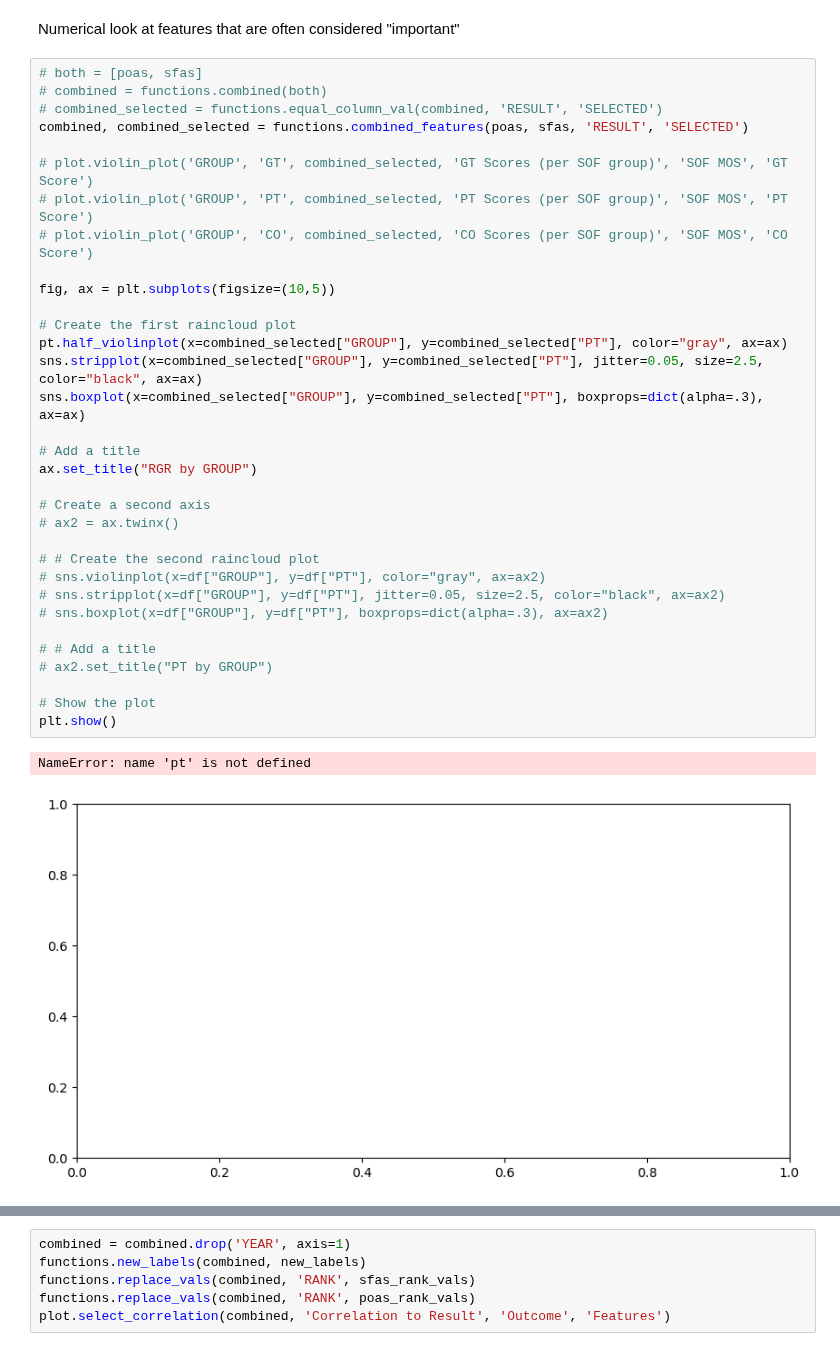
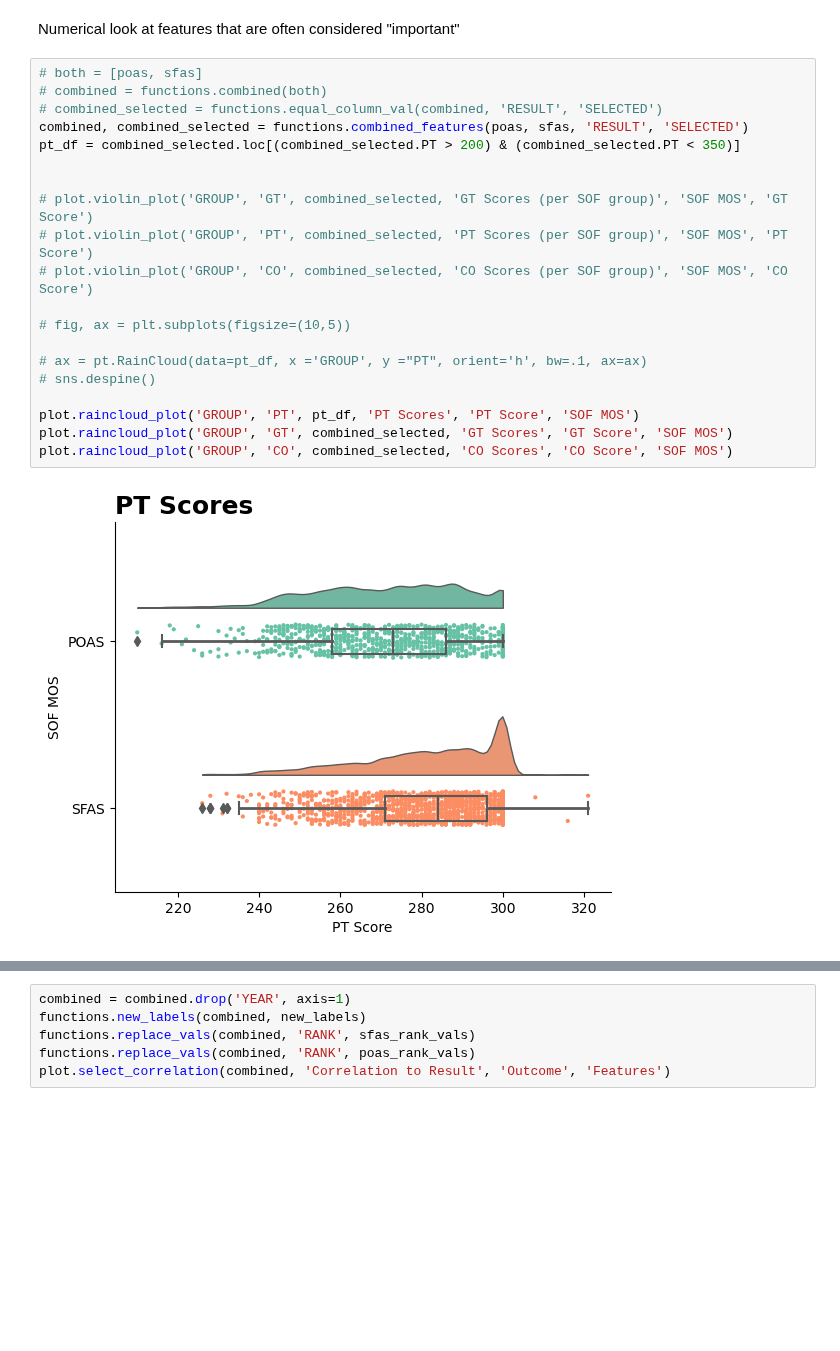
Before and after one commit to JaimeVRodriguez/psyop_selection_analysis, a Jupyter notebook: notebooks/eda copy.ipynb, the cells around one changed output, grey strips where cells are left out. Saved outputs shown, nothing was run; the diff lists cells and outputs as text; blank space fills up the shorter version.

Commit message:
create raincloud plots

```diff
--- a/notebooks/eda copy.ipynb
+++ b/notebooks/eda copy.ipynb
@@ -84,36 +86,22 @@ Numerical look at features that are often considered "important"
 # %%
 # both = [poas, sfas]
 # combined = functions.combined(both)
 # combined_selected = functions.equal_column_val(combined, 'RESULT', 'SELECTED')
 combined, combined_selected = functions.combined_features(poas, sfas, 'RESULT', 'SELECTED')
+pt_df = combined_selected.loc[(combined_selected.PT > 200) & (combined_selected.PT < 350)]
+
 
 # plot.violin_plot('GROUP', 'GT', combined_selected, 'GT Scores (per SOF group)', 'SOF MOS', 'GT Score')
 # plot.violin_plot('GROUP', 'PT', combined_selected, 'PT Scores (per SOF group)', 'SOF MOS', 'PT Score')
 # plot.violin_plot('GROUP', 'CO', combined_selected, 'CO Scores (per SOF group)', 'SOF MOS', 'CO Score')
 
-fig, ax = plt.subplots(figsize=(10,5))
+# fig, ax = plt.subplots(figsize=(10,5))
 
-# Create the first raincloud plot
-pt.half_violinplot(x=combined_selected["GROUP"], y=combined_selected["PT"], color="gray", ax=ax)
-sns.stripplot(x=combined_selected["GROUP"], y=combined_selected["PT"], jitter=0.05, size=2.5, color="black", ax=ax)
-sns.boxplot(x=combined_selected["GROUP"], y=combined_selected["PT"], boxprops=dict(alpha=.3), ax=ax)
+# ax = pt.RainCloud(data=pt_df, x ='GROUP', y ="PT", orient='h', bw=.1, ax=ax)
+# sns.despine()
 
-# Add a title
-ax.set_title("RGR by GROUP")
-
-# Create a second axis
-# ax2 = ax.twinx()
-
-# # Create the second raincloud plot
-# sns.violinplot(x=df["GROUP"], y=df["PT"], color="gray", ax=ax2)
-# sns.stripplot(x=df["GROUP"], y=df["PT"], jitter=0.05, size=2.5, color="black", ax=ax2)
-# sns.boxplot(x=df["GROUP"], y=df["PT"], boxprops=dict(alpha=.3), ax=ax2)
-
-# # Add a title
-# ax2.set_title("PT by GROUP")
-
-# Show the plot
-plt.show()
+plot.raincloud_plot('GROUP', 'PT', pt_df, 'PT Scores', 'PT Score', 'SOF MOS')
+plot.raincloud_plot('GROUP', 'GT', combined_selected, 'GT Scores', 'GT Score', 'SOF MOS')
+plot.raincloud_plot('GROUP', 'CO', combined_selected, 'CO Scores', 'CO Score', 'SOF MOS')
 # %% [output]
-NameError: name 'pt' is not defined
-[figure, old version]
+[figure, new version]
```
Also changed, not shown: parts of 2 cells of this notebook, 2 other files.
